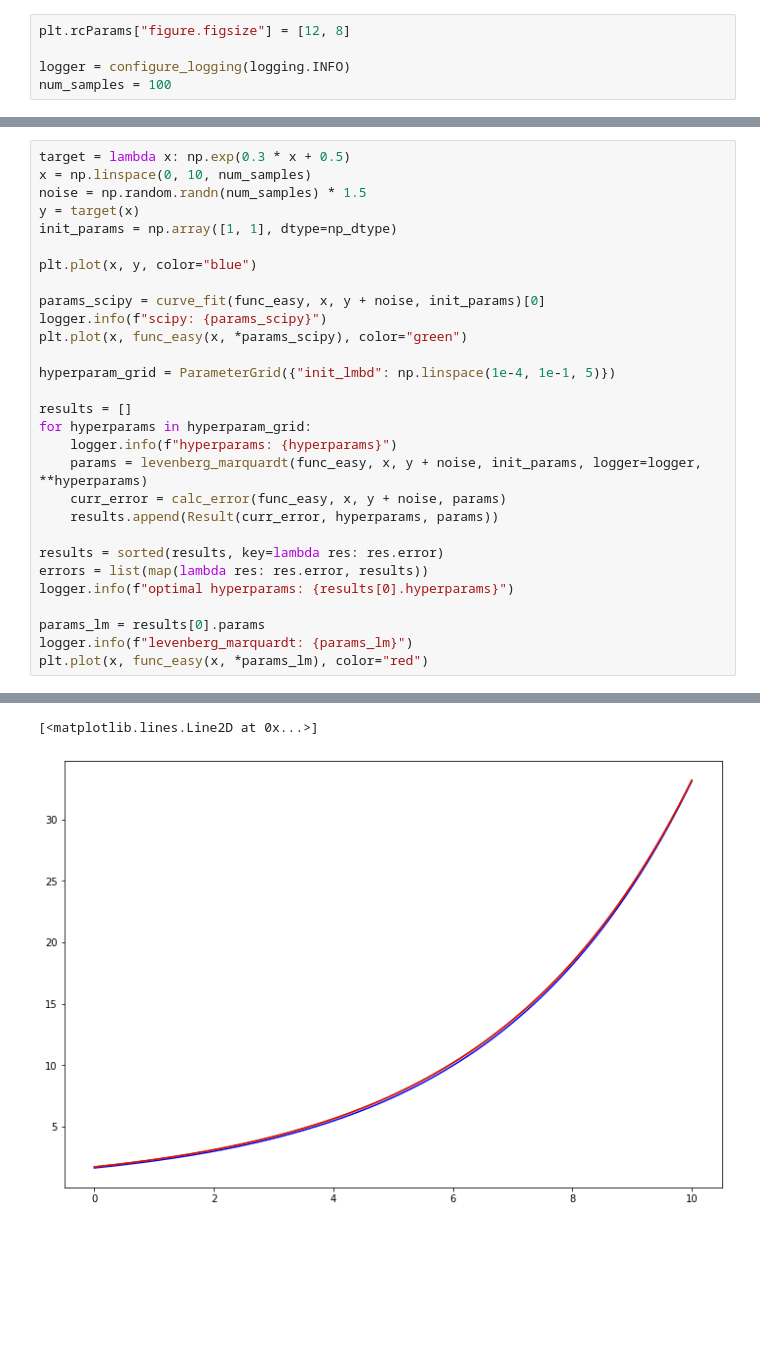
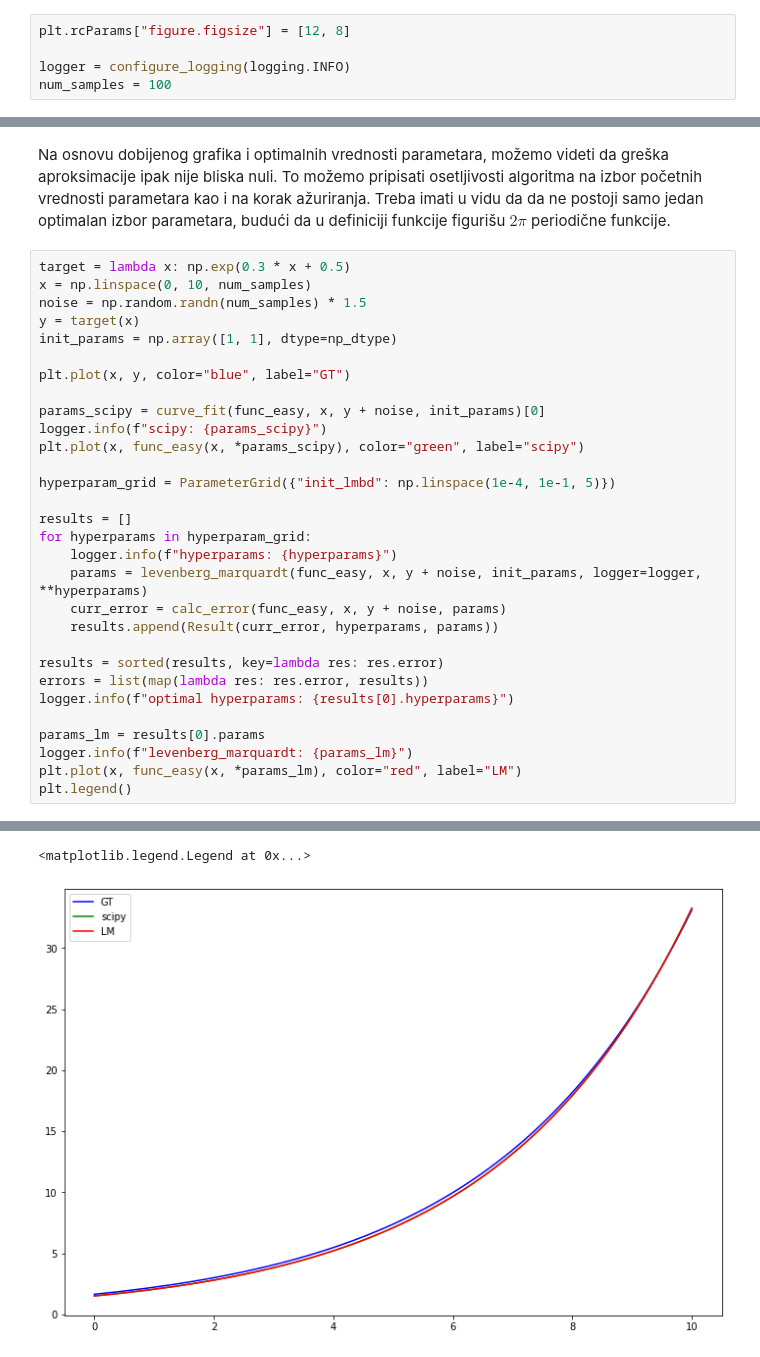
Before and after one commit to 4eyes4u/NIMATF-LevenbergMarquardt, a Jupyter notebook: main.ipynb, the cells around one changed output, grey strips where cells are left out. Cells and saved outputs as stored; diff of their text form; blank space fills up the shorter version.

```diff
--- a/main.ipynb
+++ b/main.ipynb
@@ -219,3 +257,5 @@ plt.plot(x, func_hard(x, *params_lm), color="red")
+# %% [markdown]
+Na osnovu dobijenog grafika i optimalnih vrednosti parametara, možemo videti da greška aproksimacije ipak nije bliska nuli. To možemo pripisati osetljivosti algoritma na izbor početnih vrednosti parametara kao i na korak ažuriranja. Treba imati u vidu da da ne postoji samo jedan optimalan izbor parametara, budući da u definiciji funkcije figurišu $2\pi$ periodične funkcije.
 # %%
 target = lambda x: np.exp(0.3 * x + 0.5)
 x = np.linspace(0, 10, num_samples)
@@ -223,11 +263,11 @@ noise = np.random.randn(num_samples) * 1.5
 y = target(x)
 init_params = np.array([1, 1], dtype=np_dtype)
 
-plt.plot(x, y, color="blue")
+plt.plot(x, y, color="blue", label="GT")
 
 params_scipy = curve_fit(func_easy, x, y + noise, init_params)[0]
 logger.info(f"scipy: {params_scipy}")
-plt.plot(x, func_easy(x, *params_scipy), color="green")
+plt.plot(x, func_easy(x, *params_scipy), color="green", label="scipy")
 
 hyperparam_grid = ParameterGrid({"init_lmbd": np.linspace(1e-4, 1e-1, 5)})
 
@@ -244,5 +284,6 @@ logger.info(f"optimal hyperparams: {results[0].hyperparams}")
 
 params_lm = results[0].params
 logger.info(f"levenberg_marquardt: {params_lm}")
-plt.plot(x, func_easy(x, *params_lm), color="red")
+plt.plot(x, func_easy(x, *params_lm), color="red", label="LM")
+plt.legend()
 # %% [output]
@@ -257,2 +307,2 @@ plt.plot(x, func_easy(x, *params_lm), color="red")
-[<matplotlib.lines.Line2D at 0x...>]
+<matplotlib.legend.Legend at 0x...>
-[figure, old version]
+[figure, new version]
```
Also changed, not shown: parts of 11 cells of this notebook, 1 other file.
